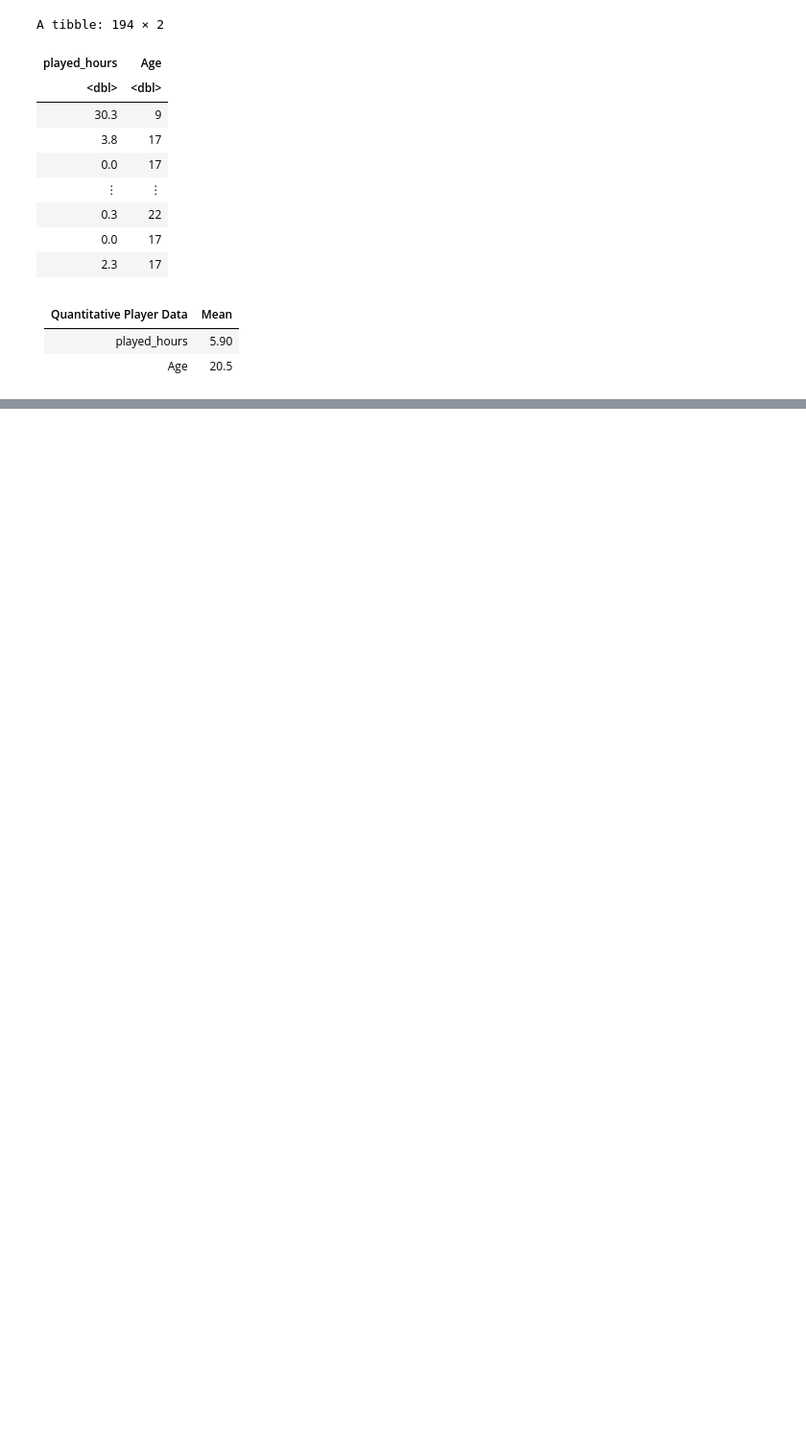
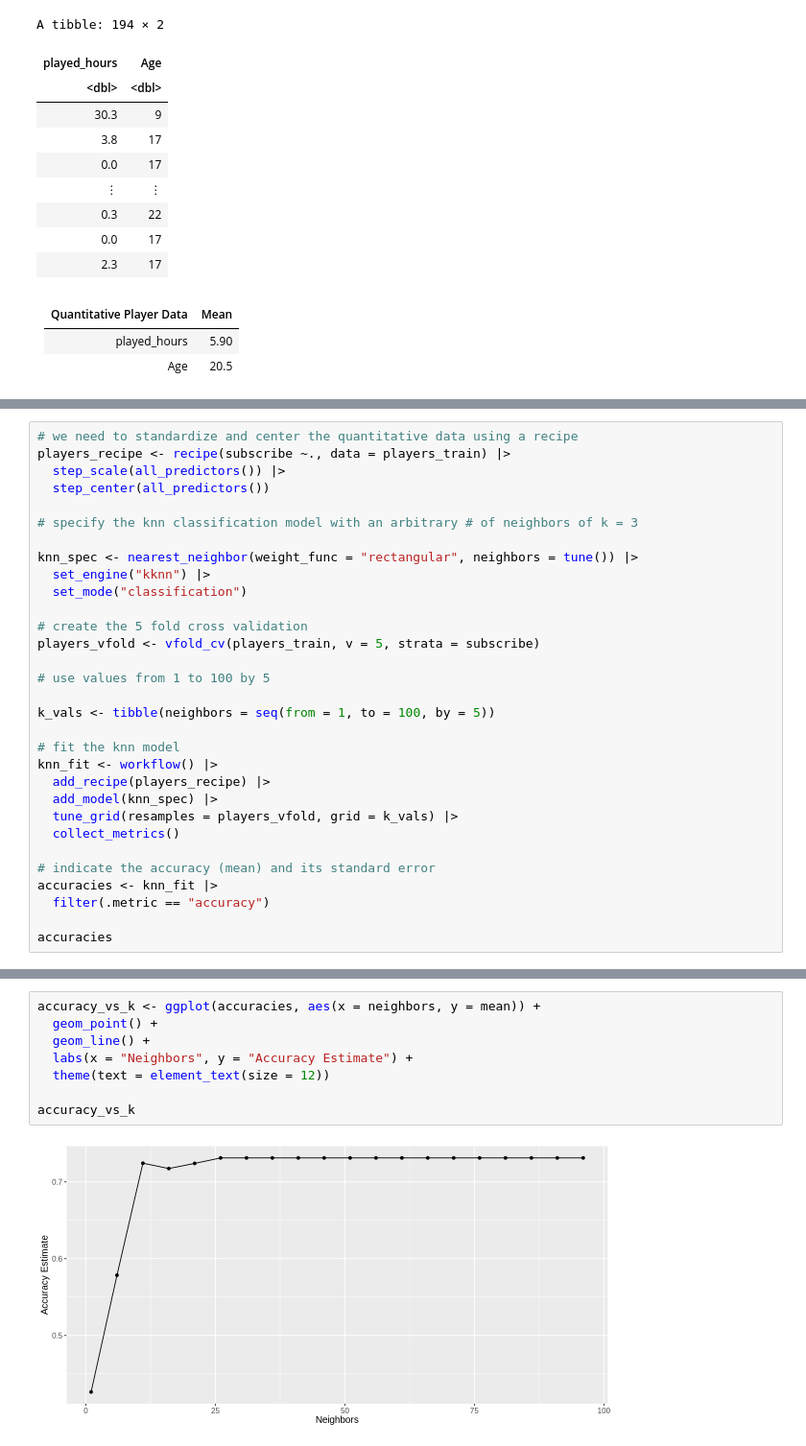
Before and after one commit to tiffyue/dsci_100_project, a Jupyter notebook: final_project/methods.ipynb, the cells around one changed output, grey strips where cells are left out. Shown at 96% size. Drawn from its saved outputs; the diff is of its cells as text; blank space fills up the shorter version.

Commit message:
added evaluation code + graph

```diff
--- a/final_project/methods.ipynb
+++ b/final_project/methods.ipynb
@@ -87,0 +94,31 @@ A tibble: 194 × 2
+# %%
+# we need to standardize and center the quantitative data using a recipe
+players_recipe <- recipe(subscribe ~., data = players_train) |>
+  step_scale(all_predictors()) |>
+  step_center(all_predictors())
+
+# specify the knn classification model with an arbitrary # of neighbors of k = 3
+
+knn_spec <- nearest_neighbor(weight_func = "rectangular", neighbors = tune()) |>
+  set_engine("kknn") |>
+  set_mode("classification")
+
+# create the 5 fold cross validation
+players_vfold <- vfold_cv(players_train, v = 5, strata = subscribe)
+
+# use values from 1 to 100 by 5
+
+k_vals <- tibble(neighbors = seq(from = 1, to = 100, by = 5))
+
+# fit the knn model
+knn_fit <- workflow() |>
+  add_recipe(players_recipe) |>
+  add_model(knn_spec) |>
+  tune_grid(resamples = players_vfold, grid = k_vals) |>
+  collect_metrics()
+
+# indicate the accuracy (mean) and its standard error
+accuracies <- knn_fit |>
+  filter(.metric == "accuracy")
+
+accuracies
@@ -87,0 +136,10 @@ A tibble: 194 × 2
+# %%
+accuracy_vs_k <- ggplot(accuracies, aes(x = neighbors, y = mean)) +
+  geom_point() +
+  geom_line() +
+  labs(x = "Neighbors", y = "Accuracy Estimate") +
+  theme(text = element_text(size = 12))
+
+accuracy_vs_k
+# %% [output]
+[figure, added]
```
Also changed, not shown: parts of 14 cells of this notebook.
